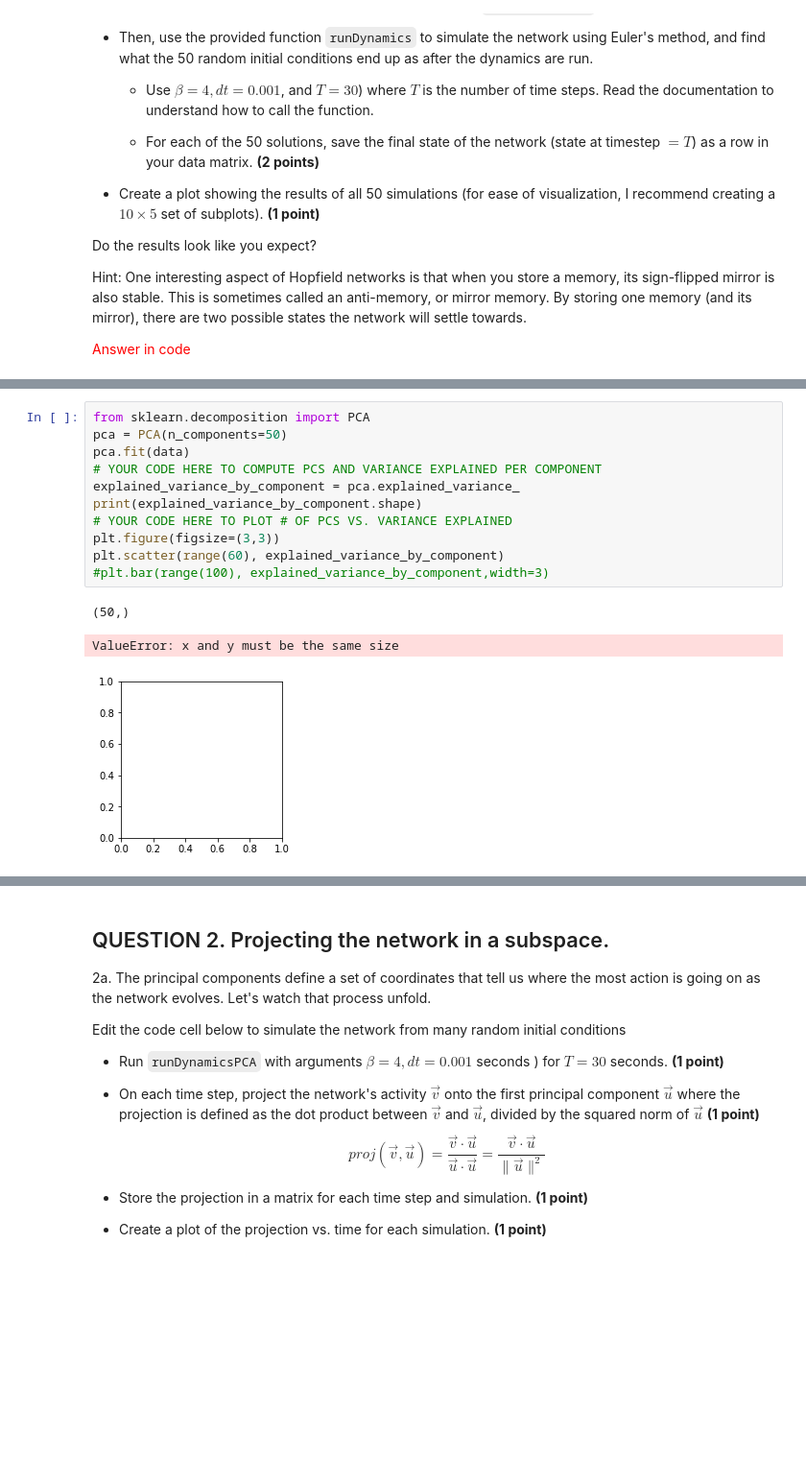
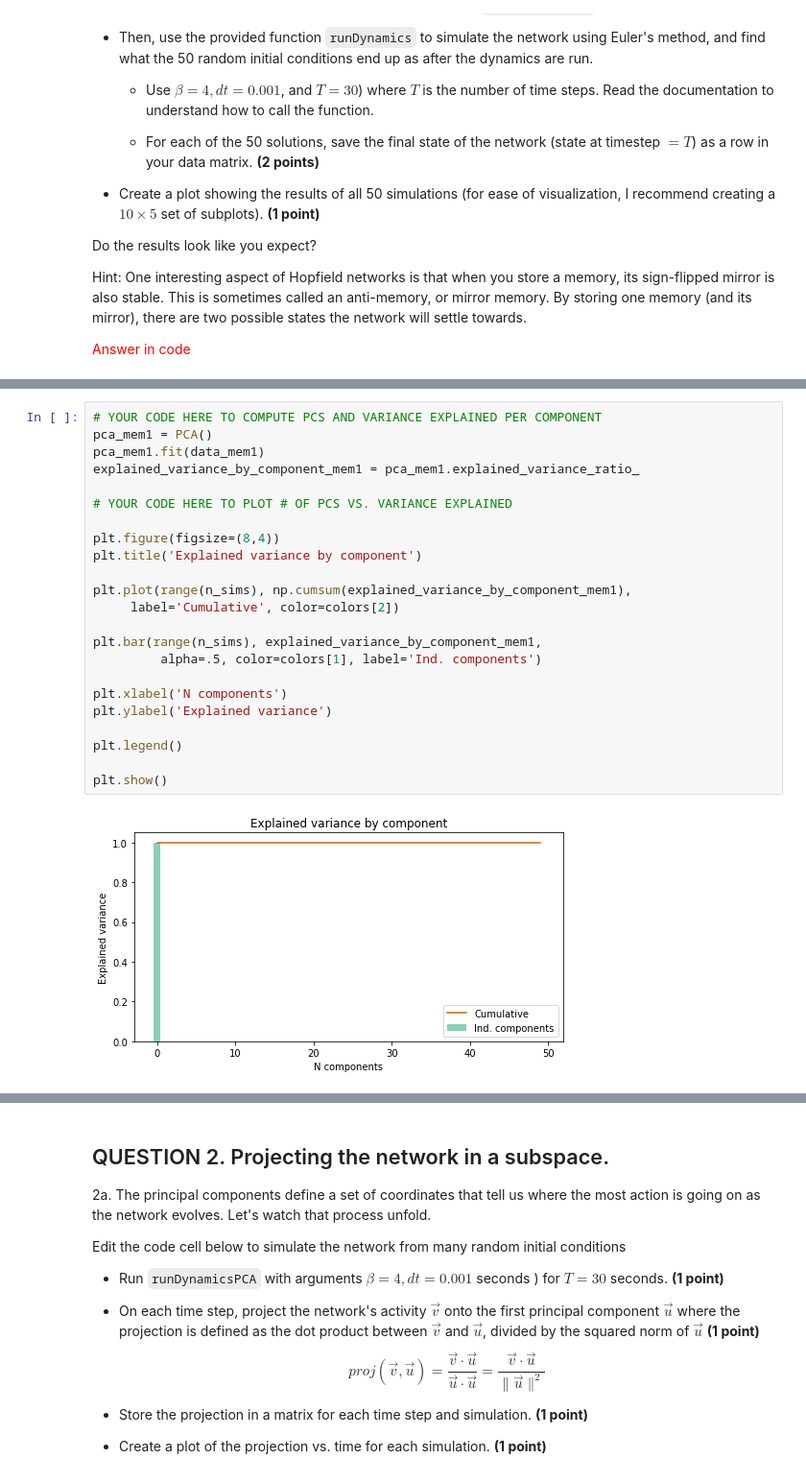
Before and after one commit to karnigili/pni-courses, a Jupyter notebook: 537/pset2_LowDimDynamicsPCA.ipynb, the cells around one changed output, grey strips where cells are left out. Shown at 96% size. Saved outputs shown, nothing was run; the diff lists cells and outputs as text; blank space fills up the shorter version.

```diff
--- a/537/pset2_LowDimDynamicsPCA.ipynb
+++ b/537/pset2_LowDimDynamicsPCA.ipynb
@@ -210,21 +254,31 @@ plt.show()
 Plot the variance explained as a function of the number of principal components kept. **(2 points)**
 
 <font color="red"> Answer in code </font>
-# %%
-from sklearn.decomposition import PCA
-pca = PCA(n_components=50)
-pca.fit(data)
-# YOUR CODE HERE TO COMPUTE PCS AND VARIANCE EXPLAINED PER COMPONENT
-explained_variance_by_component = pca.explained_variance_
-print(explained_variance_by_component.shape)
-# YOUR CODE HERE TO PLOT # OF PCS VS. VARIANCE EXPLAINED
-plt.figure(figsize=(3,3))
-plt.scatter(range(60), explained_variance_by_component)
-#plt.bar(range(100), explained_variance_by_component,width=3)
-# %% [output]
-(50,)
-ValueError: x and y must be the same size
-[figure, removed]
+# %%
+# YOUR CODE HERE TO COMPUTE PCS AND VARIANCE EXPLAINED PER COMPONENT
+pca_mem1 = PCA()
+pca_mem1.fit(data_mem1)
+explained_variance_by_component_mem1 = pca_mem1.explained_variance_ratio_
+
+# YOUR CODE HERE TO PLOT # OF PCS VS. VARIANCE EXPLAINED
+
+plt.figure(figsize=(8,4))
+plt.title('Explained variance by component')
+
+plt.plot(range(n_sims), np.cumsum(explained_variance_by_component_mem1),
+     label='Cumulative', color=colors[2])
+
+plt.bar(range(n_sims), explained_variance_by_component_mem1,
+         alpha=.5, color=colors[1], label='Ind. components')
+
+plt.xlabel('N components')
+plt.ylabel('Explained variance')
+
+plt.legend()
+
+plt.show()
+# %% [output]
+[figure, added]
 # %% [markdown]
 1e. From plot of the number of principal components vs. the captured variance, how many dimensions do the network steady states exist in? **(1 point)**
 
```
Also changed, not shown: parts of 68 cells of this notebook, 3 other files.
